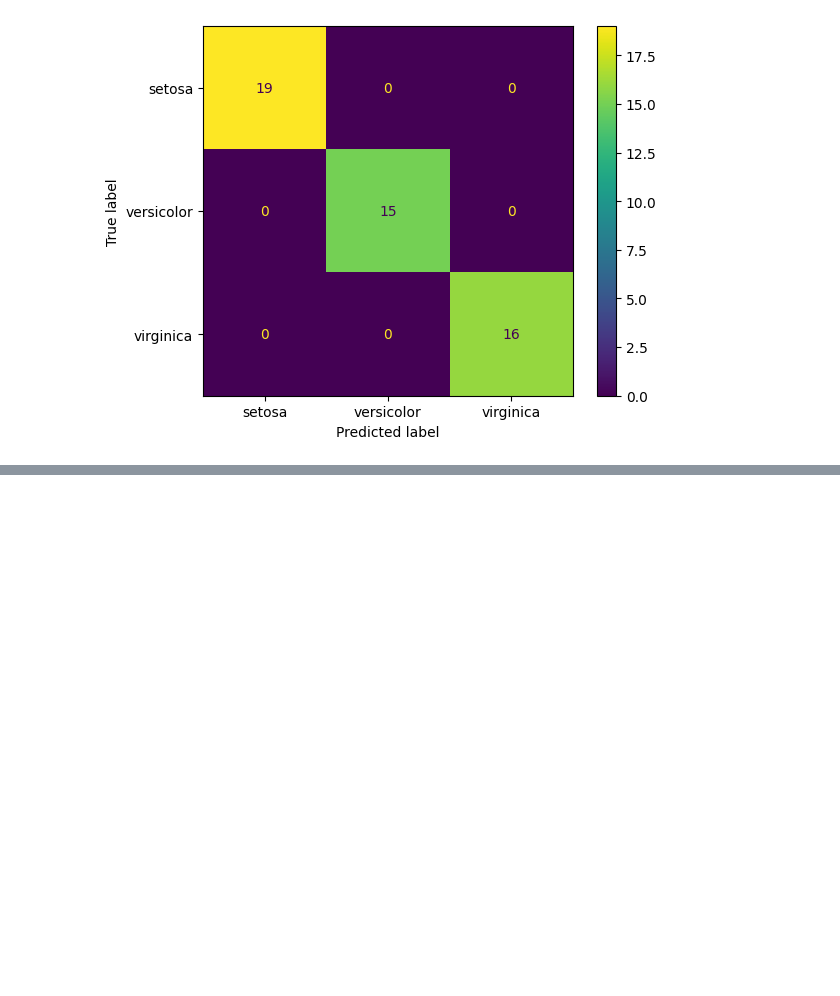
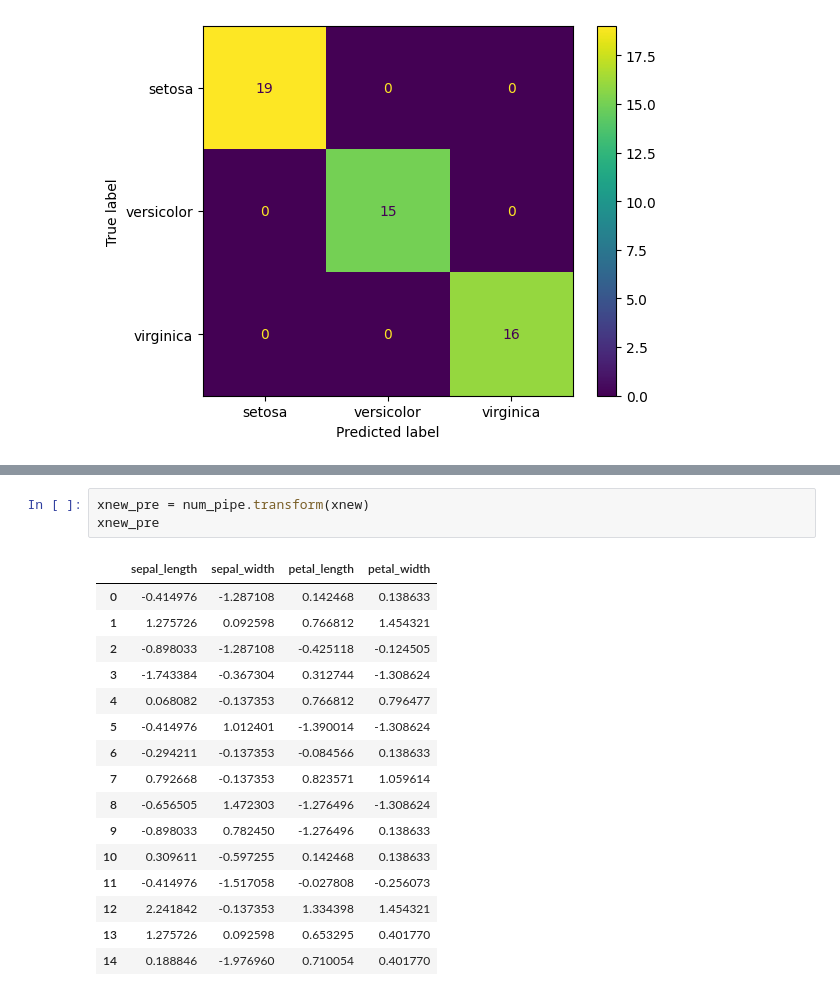
Before and after one commit to utkarshg1/ML-5-7-weekend-, a Jupyter notebook: 13 KNN and SVM/KNNandSVM.ipynb, the cells around one changed output, grey strips where cells are left out. Drawn from its saved outputs; the diff is of its cells as text; blank space fills up the shorter version.

```diff
--- a/13 KNN and SVM/KNNandSVM.ipynb
+++ b/13 KNN and SVM/KNNandSVM.ipynb
@@ -243,0 +393,20 @@ ConfusionMatrixDisplay.from_estimator(best_knn, xtest, ytest)
+# %%
+xnew_pre = num_pipe.transform(xnew)
+xnew_pre
+# %% [output]
+|  | sepal_length | sepal_width | petal_length | petal_width |
+| 0 | -0.414976 | -1.287108 | 0.142468 | 0.138633 |
+| 1 | 1.275726 | 0.092598 | 0.766812 | 1.454321 |
+| 2 | -0.898033 | -1.287108 | -0.425118 | -0.124505 |
+| 3 | -1.743384 | -0.367304 | 0.312744 | -1.308624 |
+| 4 | 0.068082 | -0.137353 | 0.766812 | 0.796477 |
+| 5 | -0.414976 | 1.012401 | -1.390014 | -1.308624 |
+| 6 | -0.294211 | -0.137353 | -0.084566 | 0.138633 |
+| 7 | 0.792668 | -0.137353 | 0.823571 | 1.059614 |
+| 8 | -0.656505 | 1.472303 | -1.276496 | -1.308624 |
+| 9 | -0.898033 | 0.782450 | -1.276496 | 0.138633 |
+| 10 | 0.309611 | -0.597255 | 0.142468 | 0.138633 |
+| 11 | -0.414976 | -1.517058 | -0.027808 | -0.256073 |
+| 12 | 2.241842 | -0.137353 | 1.334398 | 1.454321 |
+| 13 | 1.275726 | 0.092598 | 0.653295 | 0.401770 |
+| 14 | 0.188846 | -1.976960 | 0.710054 | 0.401770 |
```
Also changed, not shown: parts of 31 cells of this notebook, 1 other file.
